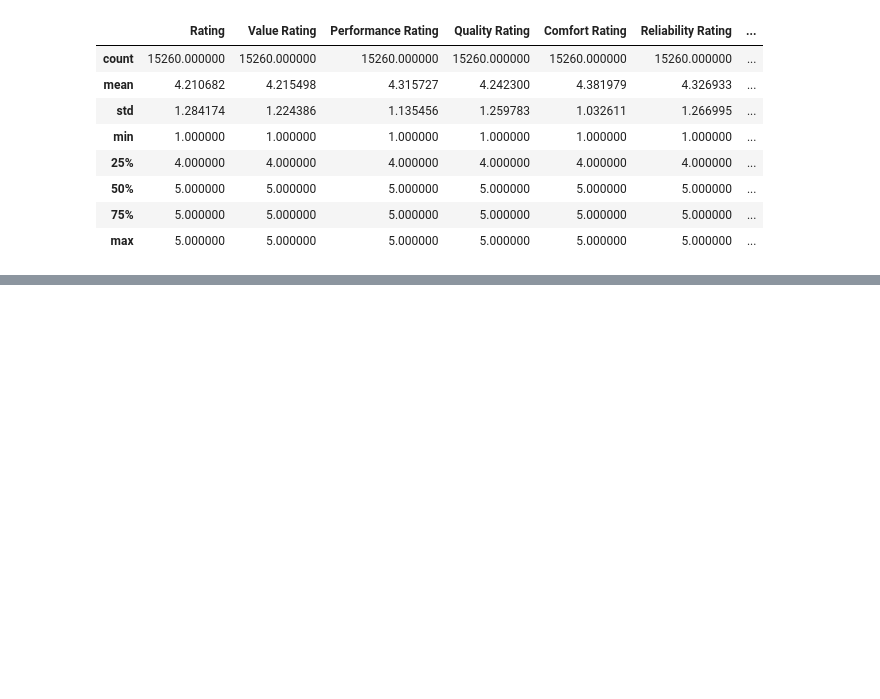
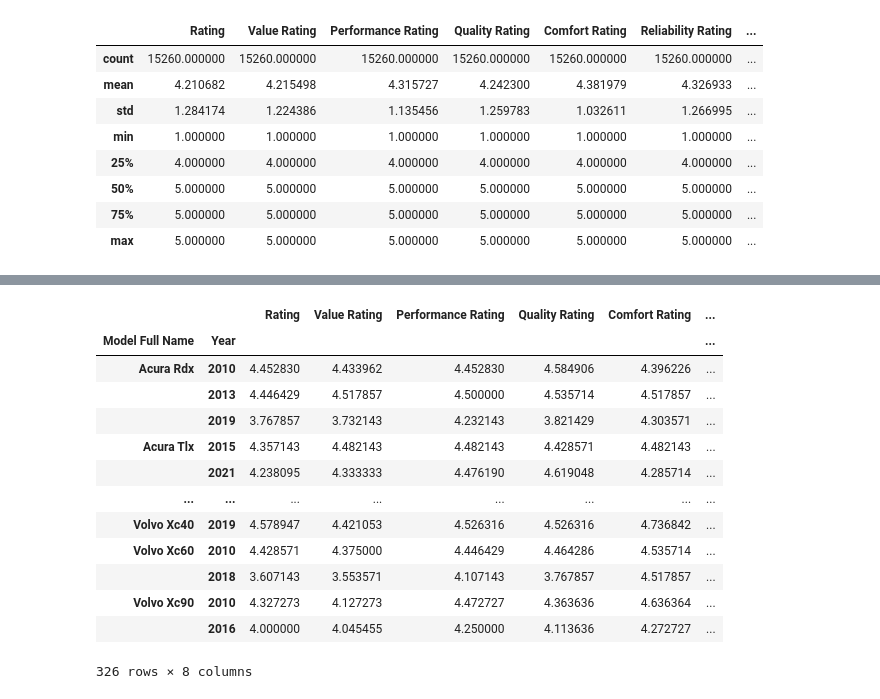
Before and after one commit to ethanrwong/Marketing-Analytics-Group-Project, a Jupyter notebook: EDA.ipynb, the cells around one changed output, grey strips where cells are left out. Saved outputs shown, nothing was run; the diff lists cells and outputs as text; code cells hidden in the pictures; blank space fills up the shorter version.

```diff
--- a/EDA.ipynb
+++ b/EDA.ipynb
@@ -450,0 +486,23 @@ df[numerical_cols].describe()
+# %%
+temp = df.groupby(['Model Full Name', 'Year'])[['Rating', 'Value Rating','Performance Rating', 'Quality Rating',
+       'Comfort Rating', 'Reliability Rating', 'Styling Rating']].mean()
+temp['Average Rating'] = temp[['Value Rating', 'Performance Rating', 'Quality Rating',
+                               'Comfort Rating', 'Reliability Rating', 'Styling Rating']].mean(axis=1)
+
+# Display the DataFrame with the new 'Average Rating' column
+temp
+# %% [output]
+|  |  | Rating | Value Rating | Performance Rating | Quality Rating | Comfort Rating | ... |
+| Model Full Name | Year |  |  |  |  |  | ... |
+| Acura Rdx | 2010 | 4.452830 | 4.433962 | 4.452830 | 4.584906 | 4.396226 | ... |
+|  | 2013 | 4.446429 | 4.517857 | 4.500000 | 4.535714 | 4.517857 | ... |
+|  | 2019 | 3.767857 | 3.732143 | 4.232143 | 3.821429 | 4.303571 | ... |
+| Acura Tlx | 2015 | 4.357143 | 4.482143 | 4.482143 | 4.428571 | 4.482143 | ... |
+|  | 2021 | 4.238095 | 4.333333 | 4.476190 | 4.619048 | 4.285714 | ... |
+| ... | ... | ... | ... | ... | ... | ... | ... |
+| Volvo Xc40 | 2019 | 4.578947 | 4.421053 | 4.526316 | 4.526316 | 4.736842 | ... |
+| Volvo Xc60 | 2010 | 4.428571 | 4.375000 | 4.446429 | 4.464286 | 4.535714 | ... |
+|  | 2018 | 3.607143 | 3.553571 | 4.107143 | 3.767857 | 4.517857 | ... |
+| Volvo Xc90 | 2010 | 4.327273 | 4.127273 | 4.472727 | 4.363636 | 4.636364 | ... |
+|  | 2016 | 4.000000 | 4.045455 | 4.250000 | 4.113636 | 4.272727 | ... |
+326 rows × 8 columns
```
Also changed, not shown: parts of 4 cells of this notebook.
